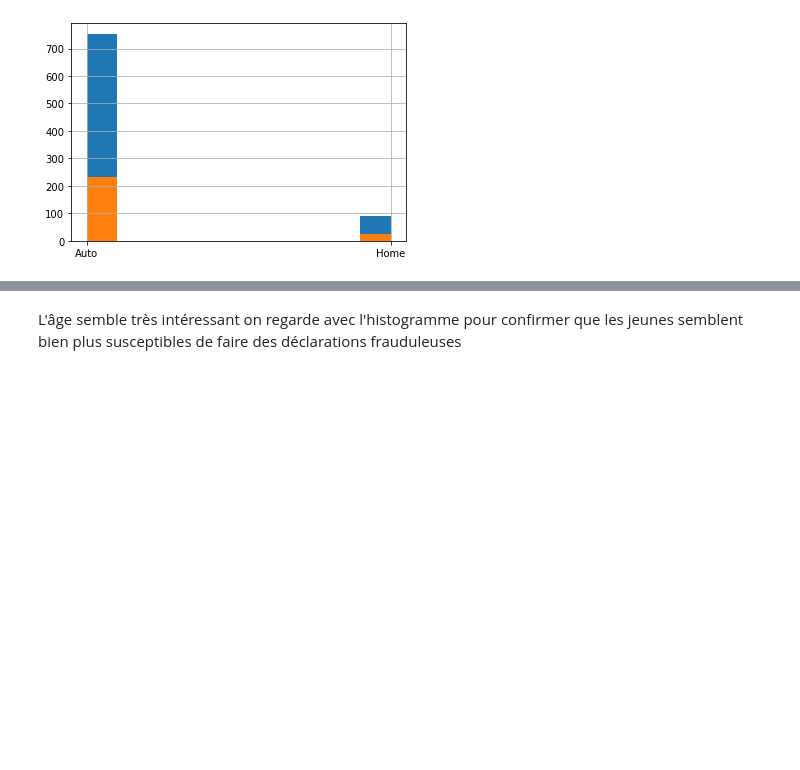
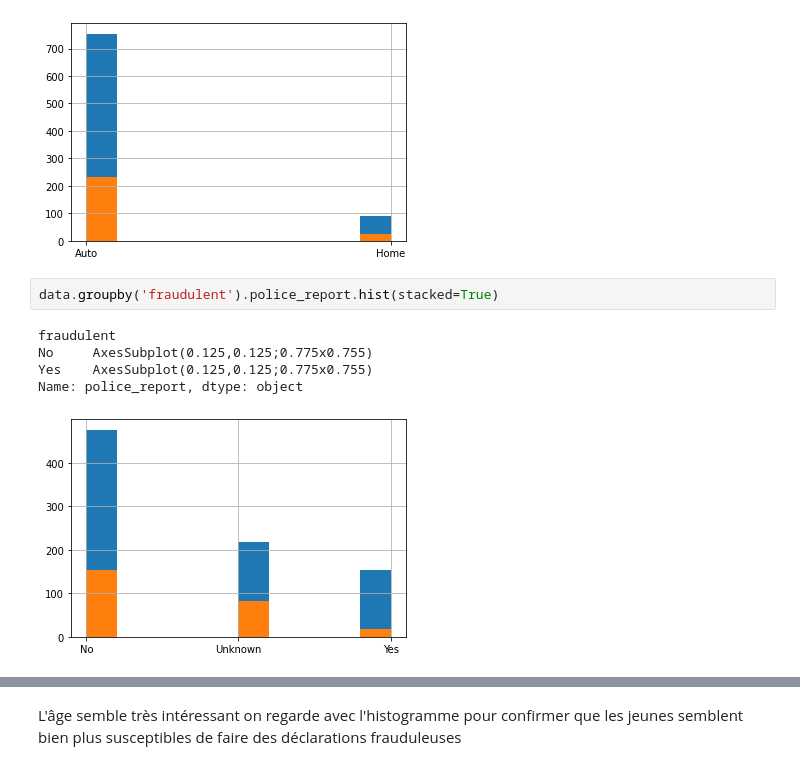
Before and after one commit to MaxGomas/mlanalyse, a Jupyter notebook: main-python.ipynb, the cells around one changed output, grey strips where cells are left out. Saved outputs shown, nothing was run; the diff lists cells and outputs as text; blank space fills up the shorter version.

```diff
--- a/main-python.ipynb
+++ b/main-python.ipynb
@@ -98,3 +109,11 @@ No     AxesSubplot(0.125,0.125;0.775x0.755)
 Yes    AxesSubplot(0.125,0.125;0.775x0.755)
 Name: claim_area, dtype: object
 [figure]
+# %%
+data.groupby('fraudulent').police_report.hist(stacked=True)
+# %% [output]
+fraudulent
+No     AxesSubplot(0.125,0.125;0.775x0.755)
+Yes    AxesSubplot(0.125,0.125;0.775x0.755)
+Name: police_report, dtype: object
+[figure, added]
```
Also changed, not shown: parts of 16 cells of this notebook.
